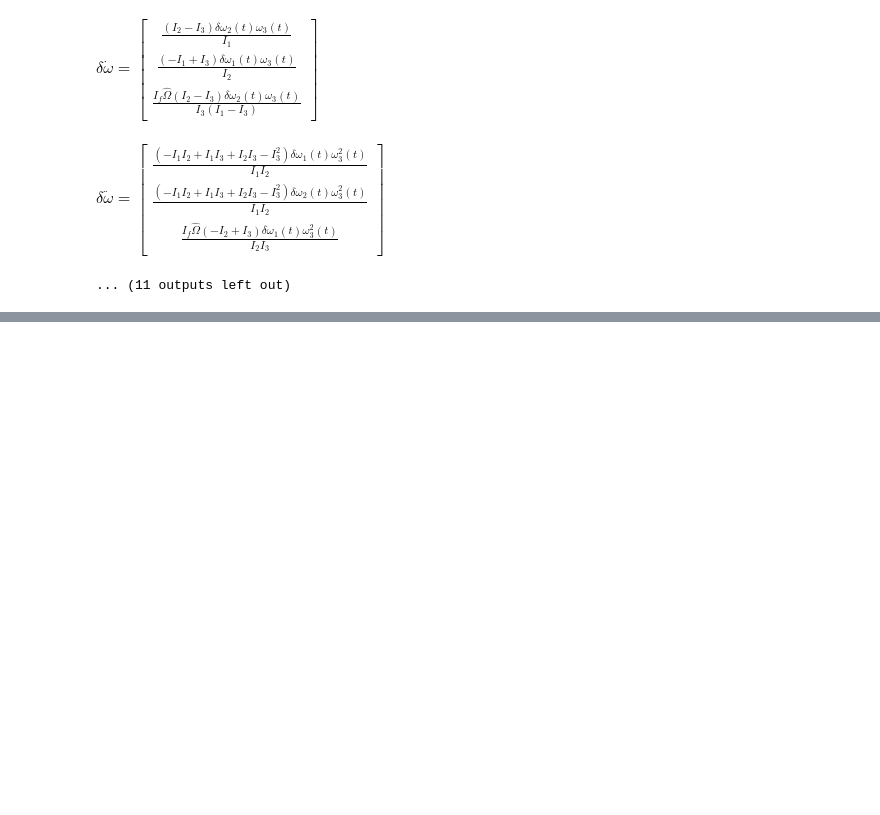
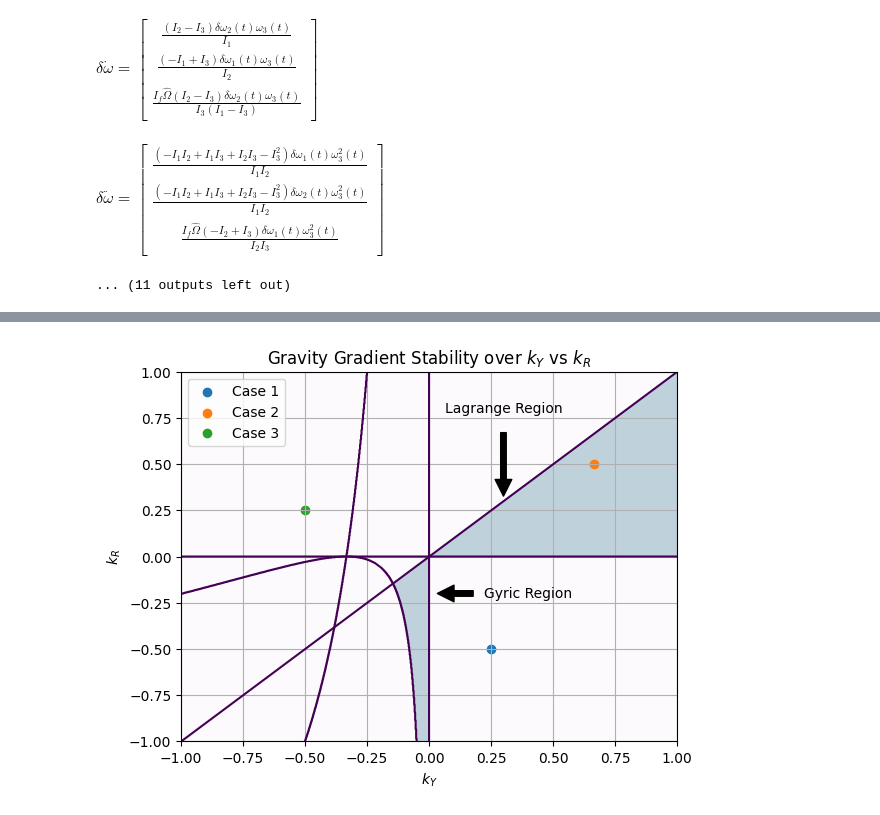
Before and after one commit to jjermstad24/Fall_2024_Classes, a Jupyter notebook: AERO_424/Homework_4.ipynb, the cells around one changed output, grey strips where cells are left out. Drawn from its saved outputs; the diff is of its cells as text; code cells hidden in the pictures; blank space fills up the shorter version.

```diff
--- a/AERO_424/Homework_4.ipynb
+++ b/AERO_424/Homework_4.ipynb
@@ -365,0 +460,47 @@ plt.show()
+# %%
+x = np.linspace(-1,1,1000)
+y = np.linspace(-1,1,1000)
+
+def f1(ky,kr):
+    return (1+3*ky+ky*kr)**2>16*ky*kr
+
+def f2(ky,kr):
+    return kr*ky>0
+
+def f3(ky,kr):
+    return (1+3*ky+ky*kr)>0
+
+def f4(ky,kr):
+    return ky>kr
+
+X,Y = np.meshgrid(x,y)
+val1 = f1(X,Y)
+val2 = f2(X,Y)
+val3 = f3(X,Y)
+val4 = f4(X,Y)
+
+plt.figure()
+plt.title(r"Gravity Gradient Stability over $k_Y$ vs $k_R$")
+plt.xlabel(r"$k_Y$")
+plt.ylabel(r"$k_R$")
+plt.grid()
+
+plt.contour(x,y,val1)
+plt.contour(x,y,val2)
+plt.contour(x,y,val3)
+plt.contour(x,y,val4)
+
+plt.contourf(x,y,~(val1&val2&val3&val4).astype(int),alpha=0.25,cmap='PuBu_r')
+
+plt.annotate("Lagrange Region",xytext=(0.3,0.8),xy=(0.3,0.25),ha="center",va="center",arrowprops=dict(facecolor='black', shrink=0.15))
+plt.annotate("Gyric Region",xytext=(0.4,-0.2),xy=(0.0,-0.2),ha="center",va="center",arrowprops=dict(facecolor='black', shrink=0.15))
+
+for case_num,I in enumerate([I1,I2,I3],start=1):
+    kr = (I[1]-I[0])/I[2]
+    ky = (I[1]-I[2])/I[0]
+    plt.scatter(ky,kr,label=f"Case {case_num}")
+
+plt.legend(loc="upper left")
+plt.show()
+# %% [output]
+[figure, added]
```
Also changed, not shown: parts of 9 cells of this notebook.
